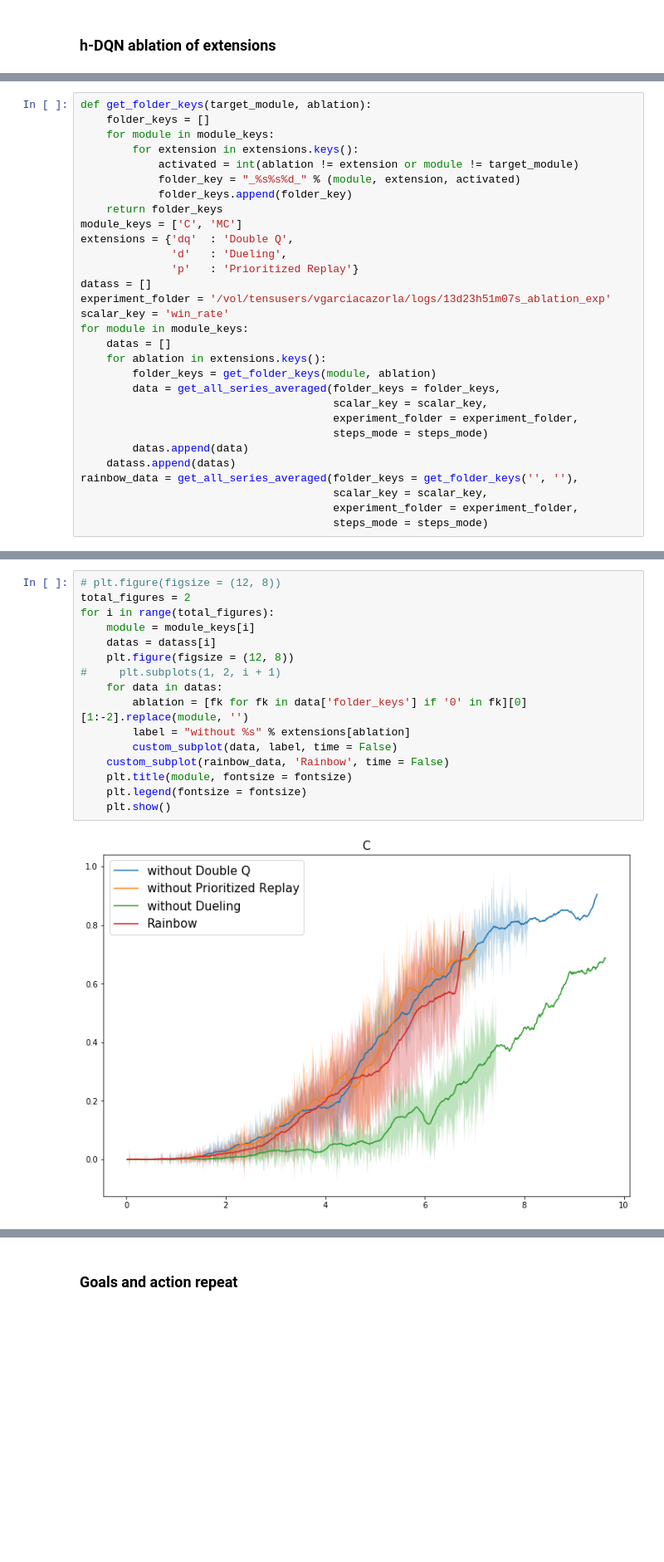
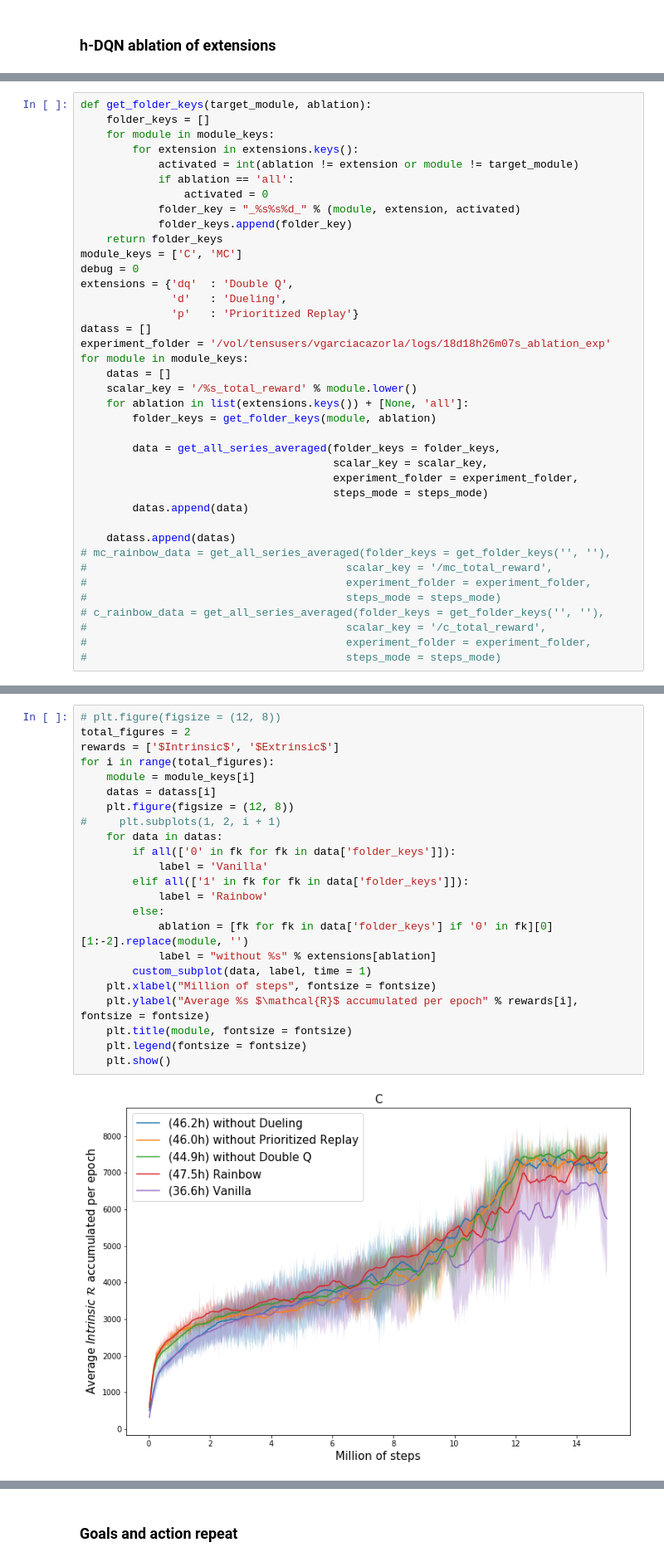
Before and after one commit to hipoglucido/Hierarchical-DRL-Tensorflow, a Jupyter notebook: plots.ipynb, the cells around one changed output, grey strips where cells are left out. Shown at 83% size. Drawn from its saved outputs; the diff is of its cells as text; blank space fills up the shorter version.

```diff
--- a/plots.ipynb
+++ b/plots.ipynb
@@ -298,28 +321,37 @@ def get_folder_keys(target_module, ablation):
     for module in module_keys:
         for extension in extensions.keys():
             activated = int(ablation != extension or module != target_module)
+            if ablation == 'all':
+                activated = 0
             folder_key = "_%s%s%d_" % (module, extension, activated)
             folder_keys.append(folder_key)
     return folder_keys
 module_keys = ['C', 'MC']
+debug = 0
 extensions = {'dq'  : 'Double Q',
               'd'   : 'Dueling',
               'p'   : 'Prioritized Replay'}
 datass = []
-experiment_folder = '/vol/tensusers/vgarciacazorla/logs/13d23h51m07s_ablation_exp'
-scalar_key = 'win_rate'
+experiment_folder = '/vol/tensusers/vgarciacazorla/logs/18d18h26m07s_ablation_exp'
 for module in module_keys:
     datas = []
-    for ablation in extensions.keys():
+    scalar_key = '/%s_total_reward' % module.lower()
+    for ablation in list(extensions.keys()) + [None, 'all']:
         folder_keys = get_folder_keys(module, ablation)
+
         data = get_all_series_averaged(folder_keys = folder_keys,
                                        scalar_key = scalar_key,
                                        experiment_folder = experiment_folder,
                                        steps_mode = steps_mode)
         datas.append(data)
+
     datass.append(datas)
-rainbow_data = get_all_series_averaged(folder_keys = get_folder_keys('', ''),
-                                       scalar_key = scalar_key,
-                                       experiment_folder = experiment_folder,
-                                       steps_mode = steps_mode)
+# mc_rainbow_data = get_all_series_averaged(folder_keys = get_folder_keys('', ''),
+#                                        scalar_key = '/mc_total_reward',
+#                                        experiment_folder = experiment_folder,
+#                                        steps_mode = steps_mode)
+# c_rainbow_data = get_all_series_averaged(folder_keys = get_folder_keys('', ''),
+#                                        scalar_key = '/c_total_reward',
+#                                        experiment_folder = experiment_folder,
+#                                        steps_mode = steps_mode)
 # %% [output]
@@ -343,18 +379,25 @@ Searching for folder_keys='['_Cdq1_', '_Cp0_', '_Cd1_', '_MCdq1_', '_MCp1_', '_M
 # %%
 # plt.figure(figsize = (12, 8))
 total_figures = 2
+rewards = ['$Intrinsic$', '$Extrinsic$']
 for i in range(total_figures):
     module = module_keys[i]
     datas = datass[i]
     plt.figure(figsize = (12, 8))
 #     plt.subplots(1, 2, i + 1)
     for data in datas:
-        ablation = [fk for fk in data['folder_keys'] if '0' in fk][0][1:-2].replace(module, '')
-        label = "without %s" % extensions[ablation]
-        custom_subplot(data, label, time = False)
-    custom_subplot(rainbow_data, 'Rainbow', time = False)
+        if all(['0' in fk for fk in data['folder_keys']]):
+            label = 'Vanilla'
+        elif all(['1' in fk for fk in data['folder_keys']]):
+            label = 'Rainbow'
+        else:
+            ablation = [fk for fk in data['folder_keys'] if '0' in fk][0][1:-2].replace(module, '')
+            label = "without %s" % extensions[ablation]
+        custom_subplot(data, label, time = 1)
+    plt.xlabel("Million of steps", fontsize = fontsize)
+    plt.ylabel("Average %s $\mathcal{R}$ accumulated per epoch" % rewards[i], fontsize = fontsize)
     plt.title(module, fontsize = fontsize)
     plt.legend(fontsize = fontsize)
     plt.show()
 # %% [output]
-[figure, old version]
+[figure, new version]
```
Also changed, not shown: parts of 6 cells of this notebook.
